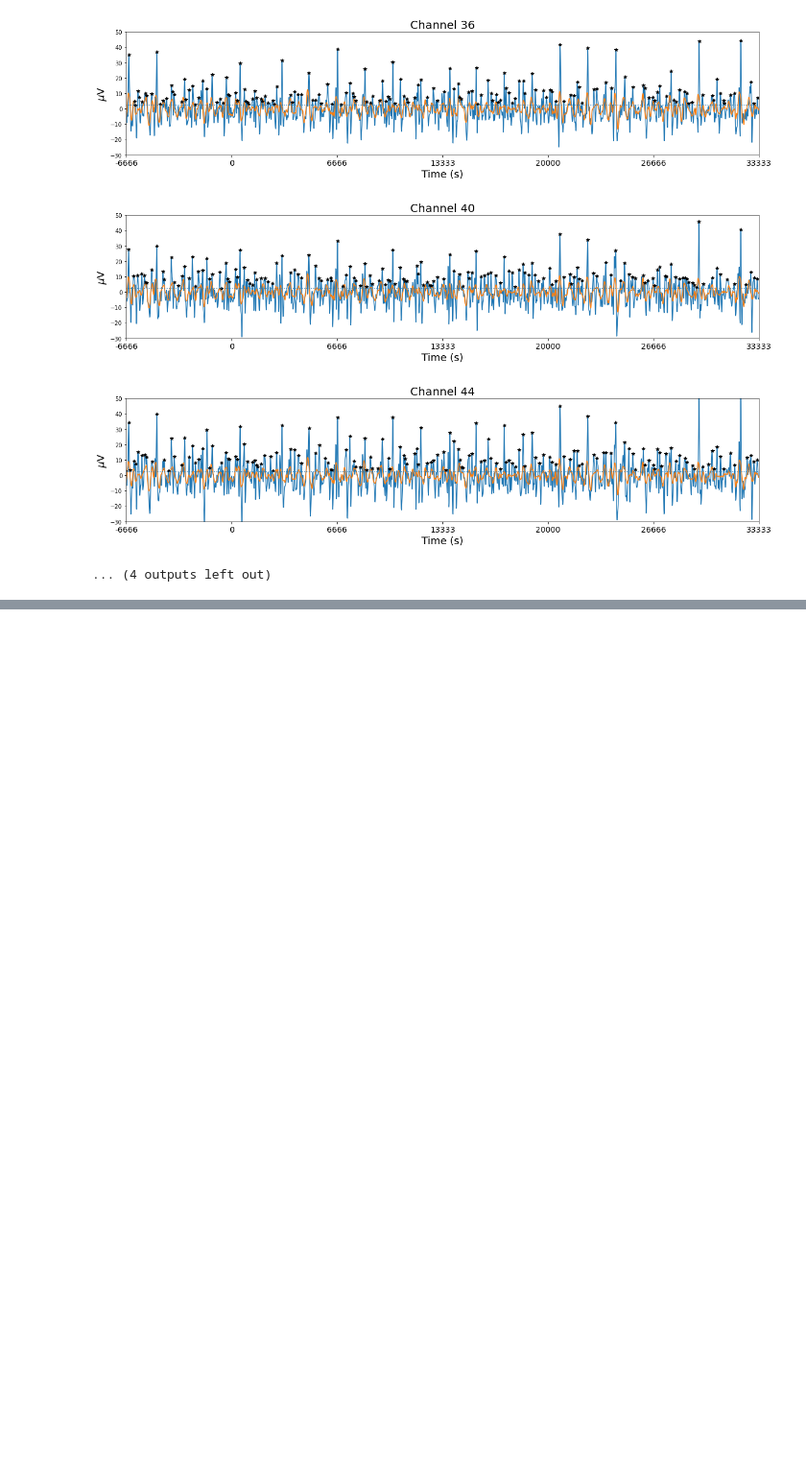
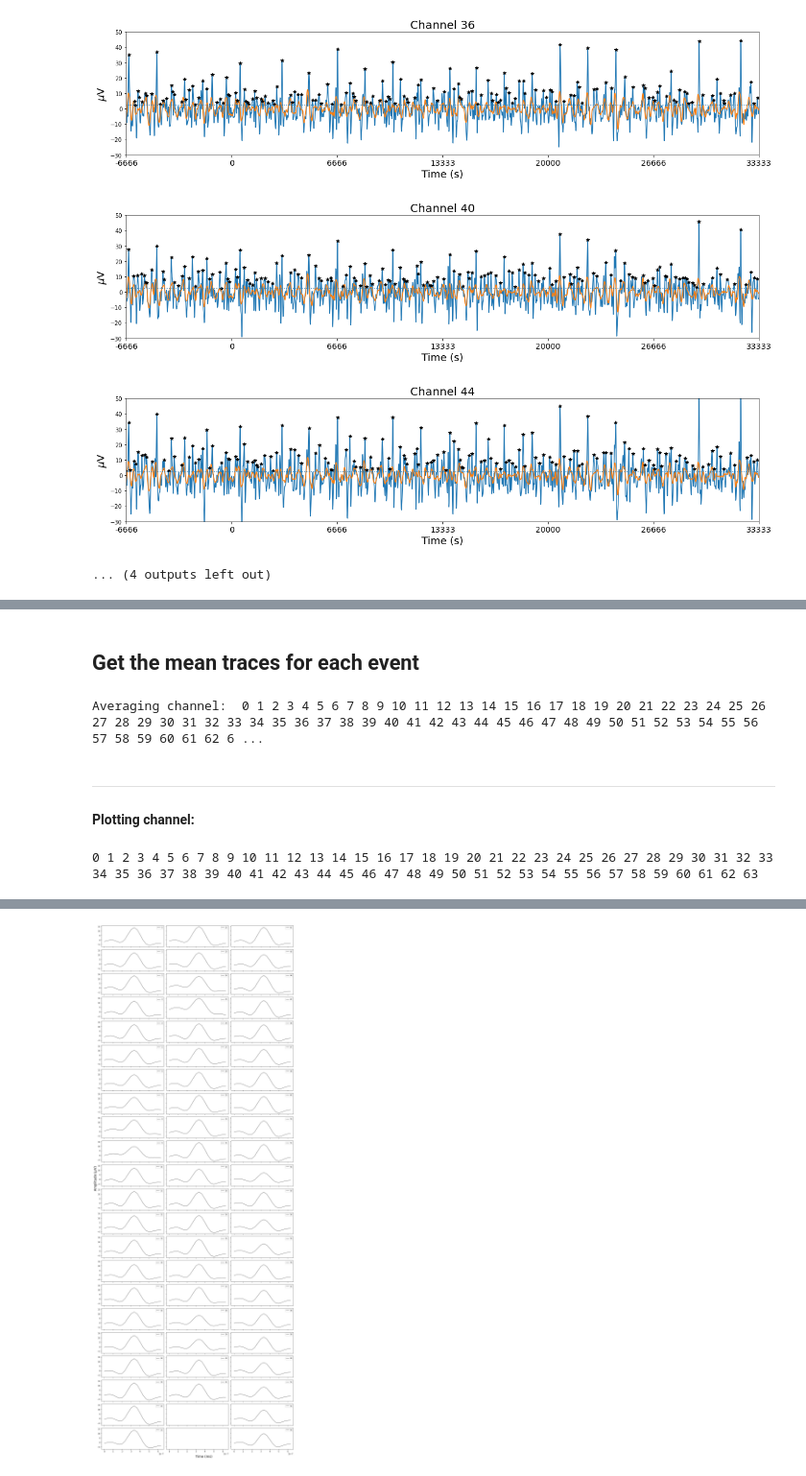
Before and after one commit to haleyspeed/willow, a Jupyter notebook: h5_spikedetector.ipynb, the cells around one changed output, grey strips where cells are left out. Shown at 96% size. Saved outputs shown, nothing was run; the diff lists cells and outputs as text; code cells hidden in the pictures; blank space fills up the shorter version.

```diff
--- a/h5_spikedetector.ipynb
+++ b/h5_spikedetector.ipynb
@@ -210,7 +214,7 @@ Analyzing channel:  0 1 2 3 4 5 6 7 8 9 10 11 12 13 14 15 16 17 18 19 20 21 22 2
 start = int(0 * fs)
 end = int(29.5* fs)
 chans = list(range(chan_num[0],chan_num[1],4))
-for chan in channels:
+for chan in chans:
     fig, ax = plt.subplots(figsize = (20,4))
     ax.plot(xs[start:end],ys[start:end,chan])
     ax.plot(xs[start:end],smoothed[start:end,chan])
@@ -227,6 +231,7 @@ for chan in channels:
     ax.set_xlim(0.2 *fs,.3*fs)
     ax.set_ylim(-30,50)
 plt.tight_layout()
+plt.savefig (datafile.replace('.h5','_scatterpeaks.png'))
 # %% [output]
 [figure]
 [figure]
@@ -303,0 +294,68 @@ Index(['xCh0', 'xCh4', 'xCh8', 'xCh12', 'xCh16', 'xCh20', 'xCh24', 'xCh28',
+# %% [markdown]
+## Get the mean traces for each event
+# %%
+widths = {} # Dict for width
+ipis = {} # Dict for Iinter-peak interval
+x = list(range(0,20))
+y_means = []
+print("Averaging channel: ", end = ' ')
+for chan in list(range(0,chan_num[1])):
+    print(str(chan), end = ' ')
+    avg_cols = pd.DataFrame()
+    x_width = []
+    ipi = []
+    for key in events[1].keys():
+        if 'yCh'+str(chan) in key:
+            # Get y values to average
+            avg_cols[key] = events[1][key]
+
+            # Get interevent interval
+            ipi_list = peaks[0][str(chan)]
+            for i in range(len(ipi_list)-1):
+                ipi.append(ipi_list[i+1]-ipi_list[i])
+            # Get width of peak
+            tmp1 = 0
+            tmp2 = 0
+            events_list = events[1][key]
+            for x in range(10,0,-1):
+                if events_list[x] < events_list[(x-1)]:
+                    tmp1 = x
+            for x in range(11,19):
+                if events_list[x] > events_list[(x+1)]:
+                    tmp2 = x
+            x_width.append(tmp2-tmp1)
+
+        widths[str(chan)] = x_width
+        ipis[str(chan)] = ipi
+    y_mean = avg_cols.transpose().mean()
+    y_means.append(y_mean)
+# %% [output]
+Averaging channel:  0 1 2 3 4 5 6 7 8 9 10 11 12 13 14 15 16 17 18 19 20 21 22 23 24 25 26 27 28 29 30 31 32 33 34 35 36 37 38 39 40 41 42 43 44 45 46 47 48 49 50 51 52 53 54 55 56 57 58 59 60 61 62 6 ...
+# %%
+def grid_plot_events(x,y,chans):
+    display(HTML('<hr><h4>Plotting channel: '))
+    fig, ax = plt.subplots (max(row_num),len(row_num), figsize =(15,40), sharex = True, sharey = True)
+    x = [i/(fs*1000) for i in x]
+    j = 0
+    ch_num = 0
+    for j in list(range (0,col_num)):
+        i = 0
+        for i in range (0,row_num[j]):
+            print(ch_num, end = ' ')
+            ax[i][j].plot(x, y_means[ch_num], color = 'dimgray',
+                            label=str(ch_num)) # Filtered Signal
+            handles, labels = ax[i][j].get_legend_handles_labels()
+            ax[i][j].legend(handles, labels, loc = 'upper right', fontsize = 8, shadow = False)
+            plt.tight_layout()
+            ch_num = ch_num + 1
+    fig.text(0.0, 0.5, r'Amplitude ($\mu$V)', ha='center', rotation='vertical', fontsize = 18)
+    fig.text(0.5, 0.0, 'Time (ms)', va='center',  fontsize = 18)
+    plt.savefig (datafile.replace('.h5','.png'))
+    display(HTML('<hr>'))
+
+x = list(range(len(events[0]['xCh0_0'])))
+grid_plot_events(x, y_means, chan_num[1])
+plt.savefig (datafile.replace('.h5','_peakgrid.png'))
+# %% [output]
+Plotting channel:
+0 1 2 3 4 5 6 7 8 9 10 11 12 13 14 15 16 17 18 19 20 21 22 23 24 25 26 27 28 29 30 31 32 33 34 35 36 37 38 39 40 41 42 43 44 45 46 47 48 49 50 51 52 53 54 55 56 57 58 59 60 61 62 63
@@ -303,0 +363 @@ Index(['xCh0', 'xCh4', 'xCh8', 'xCh12', 'xCh16', 'xCh20', 'xCh24', 'xCh28',
+[figure, added]
```
Also changed, not shown: parts of 11 cells of this notebook.
